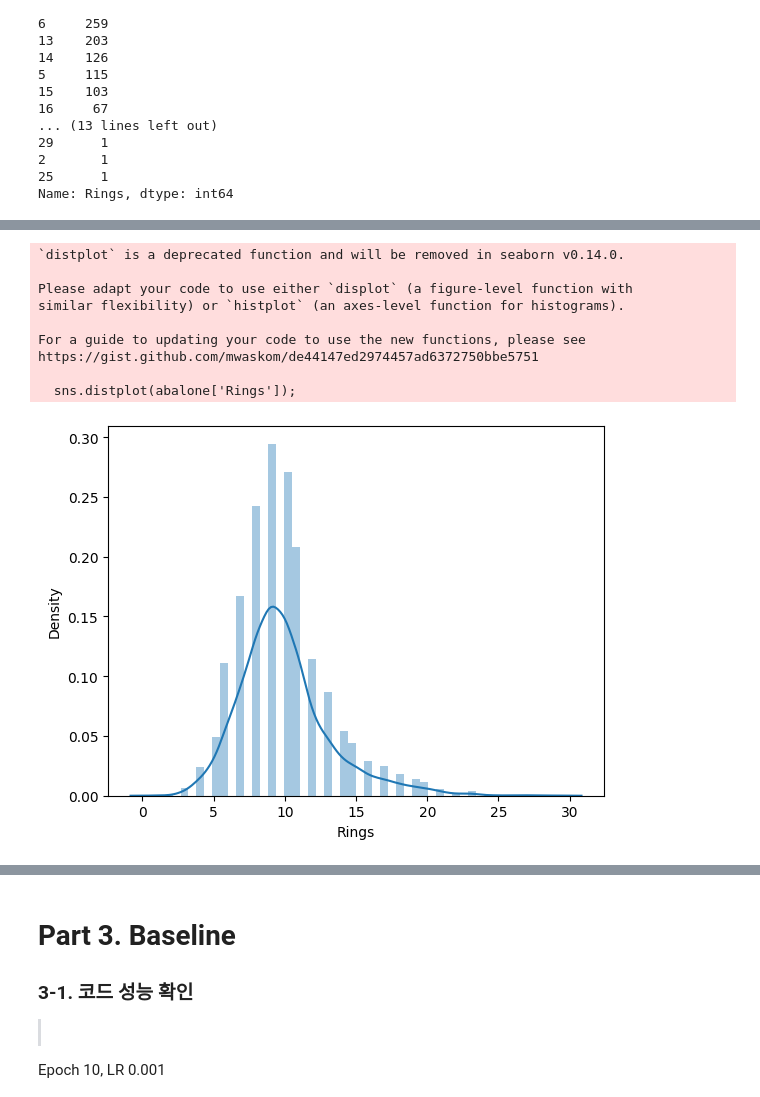
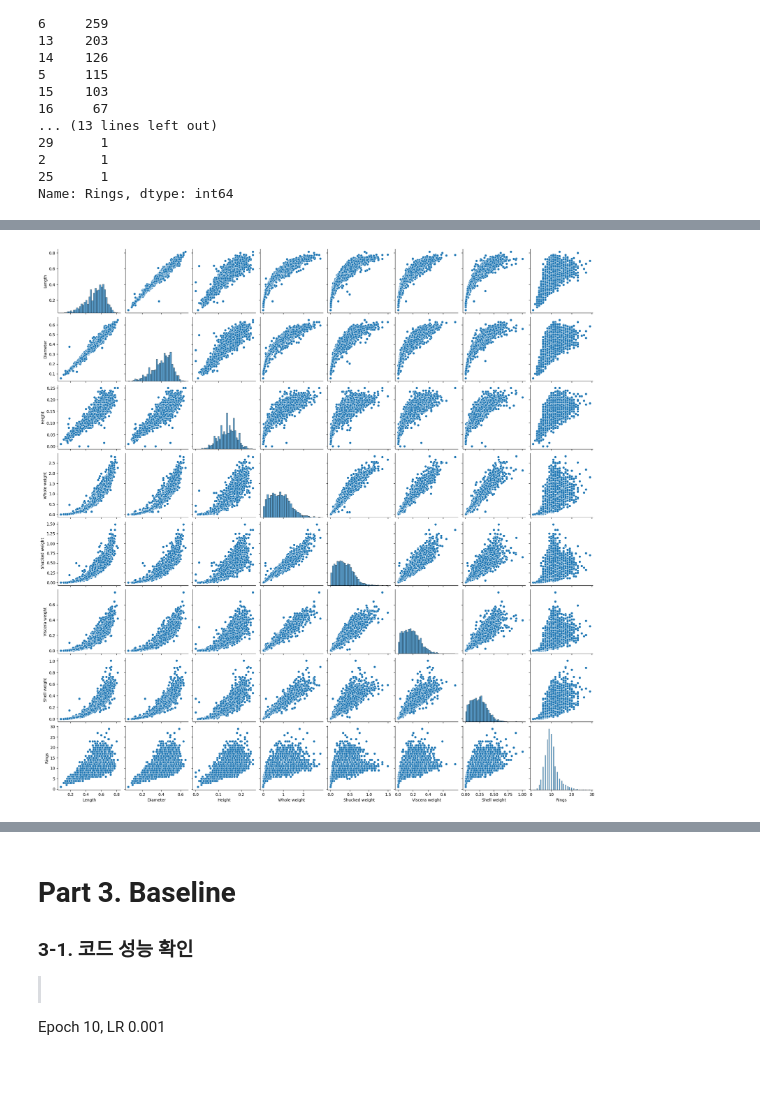
Before and after one commit to hyonnys/tp1, a Jupyter notebook: AIB_TP1_EDA.ipynb, the cells around one changed output, grey strips where cells are left out. Cells and saved outputs as stored; diff of their text form; code cells hidden in the pictures; blank space fills up the shorter version.

```diff
--- a/AIB_TP1_EDA.ipynb
+++ b/AIB_TP1_EDA.ipynb
@@ -170,0 +197,3 @@ Name: Rings, dtype: int64
+# %%
+numerical_features = abalone.select_dtypes(include=[np.number]).columns
+categorical_features = abalone.select_dtypes(include=[np.object]).columns
@@ -170,0 +239,4 @@ Name: Rings, dtype: int64
+# %%
+# Height outlier 데이터 확인
+outlier_height = abalone[abalone['Height'] > 0.4]
+outlier_height
@@ -170,0 +247,4 @@ Name: Rings, dtype: int64
+# %%
+# Height outlier 데이터 제거 및 확인
+abalone.drop(outlier_height.index, inplace=True)
+abalone[abalone['Height']>0.4]
@@ -171,13 +292,4 @@ Name: Rings, dtype: int64
 # %%
-sns.distplot(abalone['Rings']);
+sns.pairplot(abalone[numerical_features]);
 # %% [output]
-`distplot` is a deprecated function and will be removed in seaborn v0.14.0.
-
-Please adapt your code to use either `displot` (a figure-level function with
-similar flexibility) or `histplot` (an axes-level function for histograms).
-
-For a guide to updating your code to use the new functions, please see
-https://gist.github.com/mwaskom/de44147ed2974457ad6372750bbe5751
-
-  sns.distplot(abalone['Rings']);
-[figure, old version]
+[figure, new version]
```
Also changed, not shown: parts of 42 cells of this notebook.
